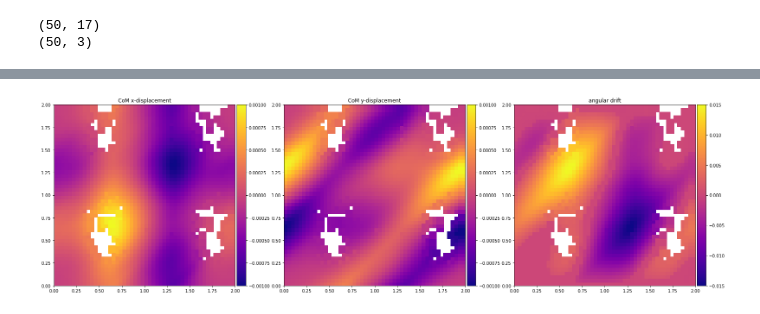
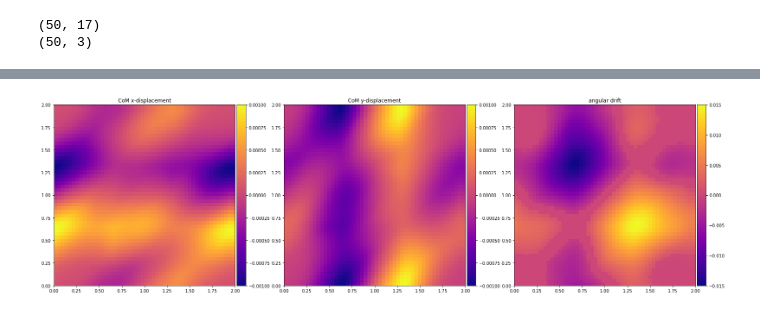
Before and after one commit to mannusschomaker/HeterogeneousGridBots, a Jupyter notebook: cpp/libsoda-cxx/debug.ipynb, the cells around one changed output, grey strips where cells are left out. Saved outputs shown, nothing was run; the diff lists cells and outputs as text; code cells hidden in the pictures.

Commit message:
phase map working v1

```diff
--- a/cpp/libsoda-cxx/debug.ipynb
+++ b/cpp/libsoda-cxx/debug.ipynb
@@ -177,11 +177,11 @@ def phase_heatmap(df, colname, ax, title, size=110, minv=None, maxv=None, phase1
         c=mpl.colors.Normalize(minv,maxv)(df[colname]),s=size)
     divider = make_axes_locatable(ax); cax = divider.append_axes("right", size="5%", pad=0.05)
     ColorbarBase(cax,cmap=mpl.colormaps["plasma"],norm=mpl.colors.Normalize(minv,maxv))
-# %%
-a = []
-for l in open("test2.txt","r").readlines():
-    a.append([float(x) for x in l.split(",")[:-1]])
-df = pd.DataFrame(np.array(a),columns=["phase 0","phase 1","phase 2","d_comx","d_comy","d_theta"])
-ix = ["d_comx","d_comy"]
-df[ix] = df[ix][(df[ix] > -0.001) & (df[ix] < 0.001)]
-df["d_theta"] = df["d_theta"][(df["d_theta"] > -0.1) & (df["d_theta"] < 0.1)]
+# %%
+a = []
+for l in open("test4.txt","r").readlines():
+    a.append([float(x) for x in l.split(",")[:-1]])
+df = pd.DataFrame(np.array(a),columns=["phase 2","phase 1","phase 0","d_comx","d_comy","d_theta"])
+ix = ["d_comx","d_comy"]
+df[ix] = df[ix][(df[ix] > -0.001) & (df[ix] < 0.001)]
+df["d_theta"] = df["d_theta"][(df["d_theta"] > -0.1) & (df["d_theta"] < 0.1)]
@@ -188,8 +222,10 @@ df["d_theta"] = df["d_theta"][(df["d_theta"] > -0.1) & (df["d_theta"] < 0.1)]
+# %%
+df_rot = df.copy(); df_rot[["d_comx","d_comy"]] = [rot(x,np.pi/2) for x in df[["d_comx","d_comy"]].to_numpy()]
 # %%
-fig, ax = plt.subplots(1,3,figsize=(27,9)); coms = df[["d_comx","d_comy"]].to_numpy()
 mi = -0.001; ma = 0.001
-phase_heatmap(df,"d_comx",ax[0],"CoM x-displacement",size=300,minv=mi,maxv=ma)
-phase_heatmap(df,"d_comy",ax[1],"CoM y-displacement",size=300,minv=mi,maxv=ma)
-phase_heatmap(df,"d_theta",ax[2],"angular drift",size=300,minv=-0.015,maxv=0.015)
+fig, ax = plt.subplots(1,3,figsize=(27,9));
+phase_heatmap(df_rot,"d_comx",ax[0],"CoM x-displacement",size=300,minv=mi,maxv=ma)
+phase_heatmap(df_rot,"d_comy",ax[1],"CoM y-displacement",size=300,minv=mi,maxv=ma)
+phase_heatmap(df_rot,"d_theta",ax[2],"angular drift",size=300,minv=-0.015,maxv=0.015)
 # %% [output]
-[figure, old version]
+[figure, new version]
```
Also changed, not shown: parts of 18 cells of this notebook, 7 other files.
